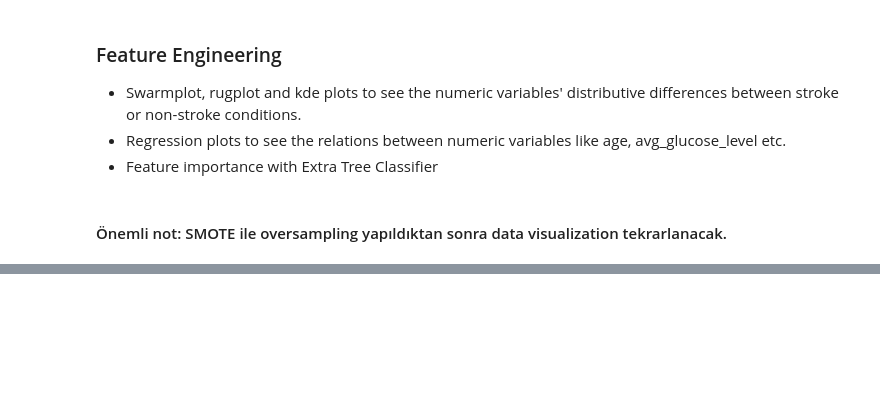
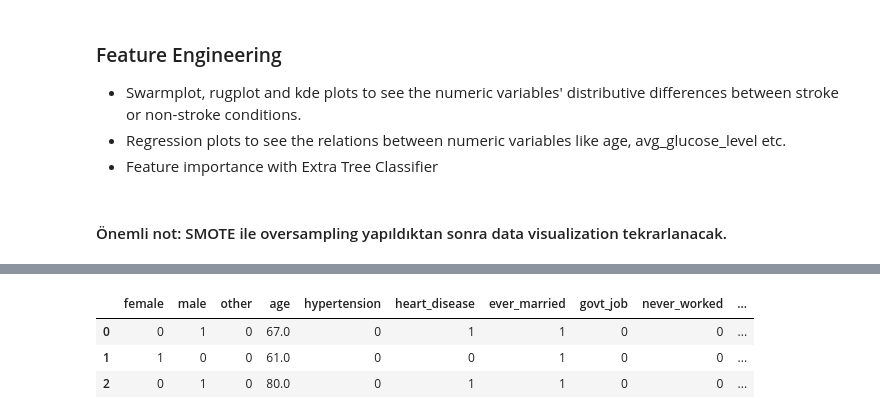
Before and after one commit to emreustundag1618/ML-projects, a Jupyter notebook: stroke-classification/stroke-classification.ipynb, the cells around one changed output, grey strips where cells are left out. Cells and saved outputs as stored; diff of their text form; code cells hidden in the pictures; blank space fills up the shorter version.

```diff
--- a/stroke-classification/stroke-classification.ipynb
+++ b/stroke-classification/stroke-classification.ipynb
@@ -163,0 +174,7 @@ sns.heatmap(df.corr(), annot = True, cmap = 'crest')
+# %%
+# First we need to transform our columns to be encoded to numpy arrays
+gender = df.iloc[:,0:1].values
+ever_married = df.iloc[:,4].values  # reshaped 2d array for ordinal encoder
+work_type = df.iloc[:,5:6].values
+residence_type = df.iloc[:,6].values # reshaped 2d array for ordinal encoder
+smoking_status = df.iloc[:,9:10].values
@@ -163,0 +226,9 @@ sns.heatmap(df.corr(), annot = True, cmap = 'crest')
+# %%
+frames = [gender, age, hypertension, heart_disease, ever_married, work_type, residence_type, avg_glucose_level, bmi, smoking_status, stroke]
+df_en = pd.concat(frames, axis = 1)
+df_en.head(3)
+# %% [output]
+|  | female | male | other | age | hypertension | heart_disease | ever_married | govt_job | never_worked | ... |
+| 0 | 0 | 1 | 0 | 67.0 | 0 | 1 | 1 | 0 | 0 | ... |
+| 1 | 1 | 0 | 0 | 61.0 | 0 | 0 | 1 | 0 | 0 | ... |
+| 2 | 0 | 1 | 0 | 80.0 | 0 | 1 | 1 | 0 | 0 | ... |
```
Also changed, not shown: parts of 18 cells of this notebook.
